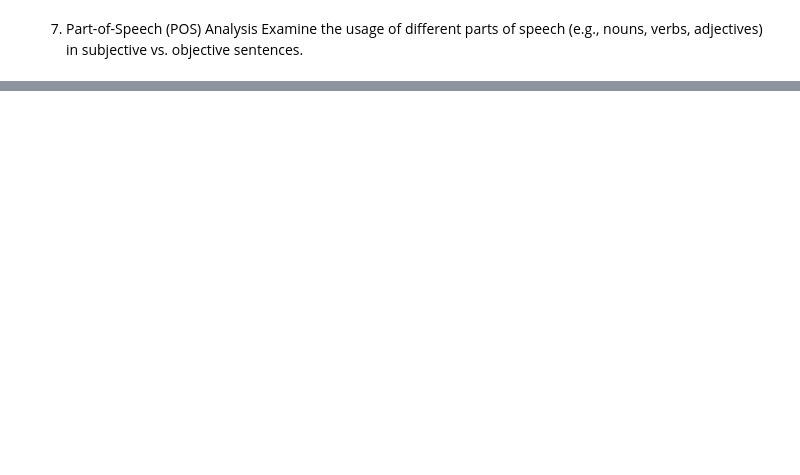
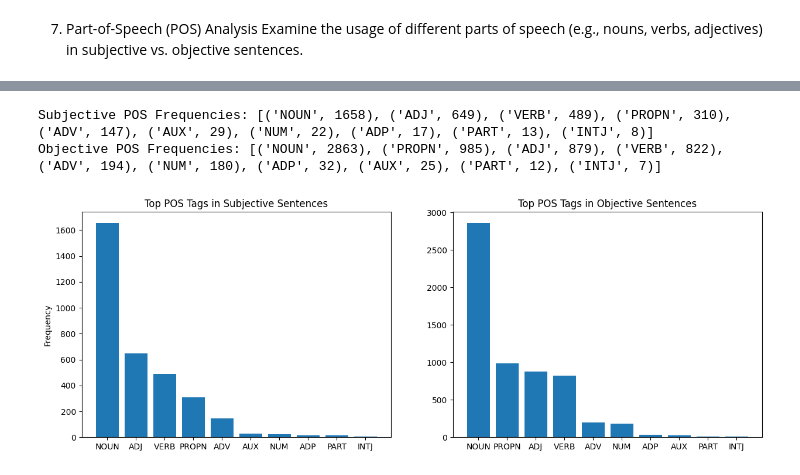
Before and after one commit to rabrie10/AI-project, a Jupyter notebook: model/pre-processing.ipynb, the cells around one changed output, grey strips where cells are left out. Drawn from its saved outputs; the diff is of its cells as text; code cells hidden in the pictures; blank space fills up the shorter version.

```diff
--- a/model/pre-processing.ipynb
+++ b/model/pre-processing.ipynb
@@ -318,0 +349,5 @@ LookupError:
+# %%
+import spacy
+nlp = spacy.load('en_core_web_sm')
+doc = nlp("This is another test.")
+print([(token.text, token.pos_) for token in doc])
@@ -318,0 +386,37 @@ LookupError:
+# %%
+from collections import Counter
+
+# Split dataset by label
+subj_pos = [pos for tags in df[df['label'] == 'SUBJ']['pos_tags'] for pos in tags]
+obj_pos = [pos for tags in df[df['label'] == 'OBJ']['pos_tags'] for pos in tags]
+
+# Count POS frequencies
+subj_pos_counter = Counter(subj_pos)
+obj_pos_counter = Counter(obj_pos)
+
+# Print the top 10 POS tags
+print("Subjective POS Frequencies:", subj_pos_counter.most_common(10))
+print("Objective POS Frequencies:", obj_pos_counter.most_common(10))
+# %% [output]
+Subjective POS Frequencies: [('NOUN', 1658), ('ADJ', 649), ('VERB', 489), ('PROPN', 310), ('ADV', 147), ('AUX', 29), ('NUM', 22), ('ADP', 17), ('PART', 13), ('INTJ', 8)]
+Objective POS Frequencies: [('NOUN', 2863), ('PROPN', 985), ('ADJ', 879), ('VERB', 822), ('ADV', 194), ('NUM', 180), ('ADP', 32), ('AUX', 25), ('PART', 12), ('INTJ', 7)]
+# %%
+import matplotlib.pyplot as plt
+
+# Convert POS counts to lists for plotting
+subj_labels, subj_values = zip(*subj_pos_counter.most_common(10))
+obj_labels, obj_values = zip(*obj_pos_counter.most_common(10))
+
+# Plot POS frequencies side by side
+fig, ax = plt.subplots(1, 2, figsize=(15, 5))
+
+ax[0].bar(subj_labels, subj_values)
+ax[0].set_title('Top POS Tags in Subjective Sentences')
+ax[0].set_ylabel('Frequency')
+
+ax[1].bar(obj_labels, obj_values)
+ax[1].set_title('Top POS Tags in Objective Sentences')
+
+plt.show()
+# %% [output]
+[figure, added]
```
Also changed, not shown: parts of 17 cells of this notebook, 1 other file.
